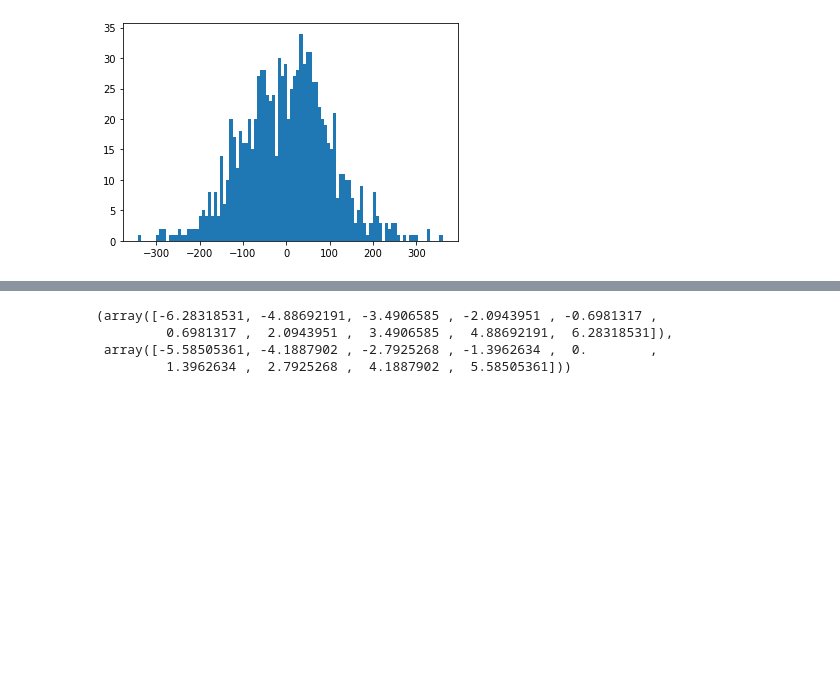
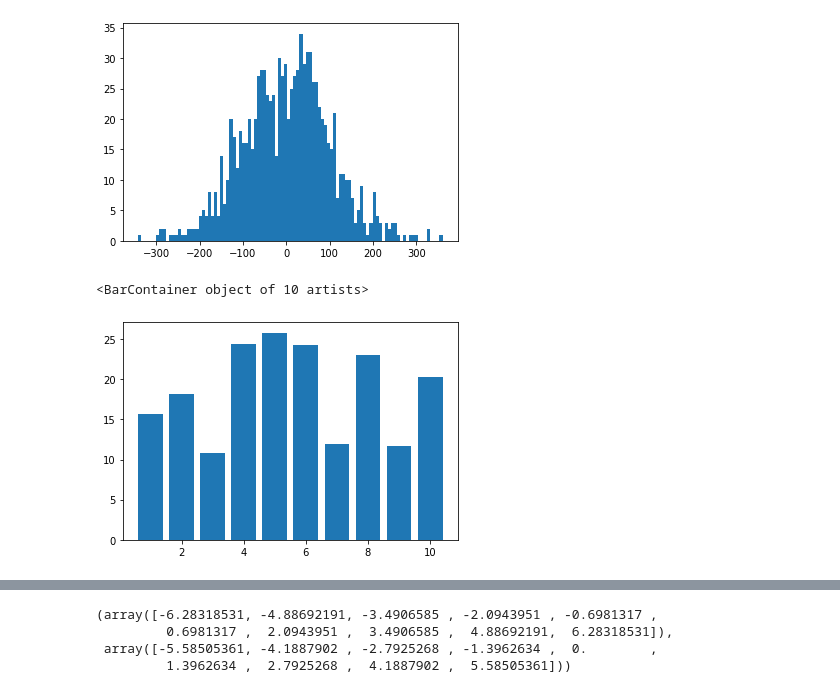
Before and after one commit to adityarn/MAR440_PythonModule, a Jupyter notebook: 03_Matplotlib.ipynb, the cells around one changed output, grey strips where cells are left out. Cells and saved outputs as stored; diff of their text form; code cells hidden in the pictures; blank space fills up the shorter version.

```diff
--- a/03_Matplotlib.ipynb
+++ b/03_Matplotlib.ipynb
@@ -119,3 +121,8 @@ ax.set_ylim(-2, 2)
 plt.hist(np.random.randn(1000)*100, bins=100);
 # %% [output]
 [figure]
+# %%
+plt.bar(np.arange(1,11), np.random.randn(10)*5+20 )
+# %% [output]
+<BarContainer object of 10 artists>
+[figure, added]
```
Also changed, not shown: parts of 12 cells of this notebook, 6 other files.
